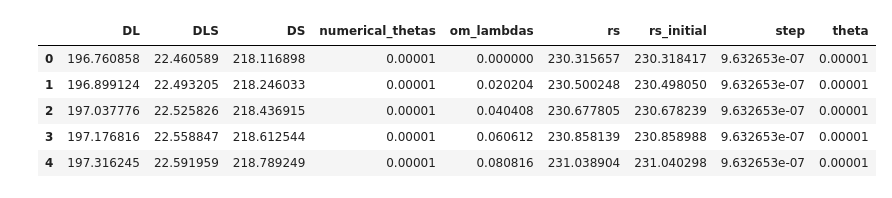
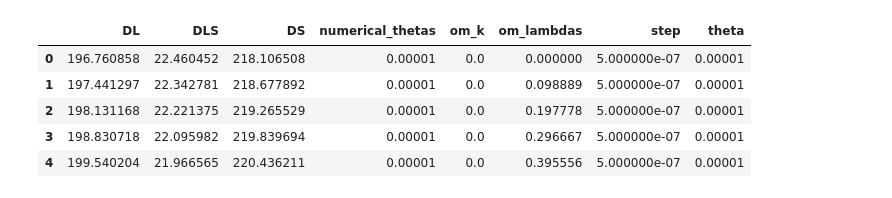
Before and after one commit to lingxz/lightbending, a Jupyter notebook: different_lambdas.ipynb, the cells around one changed output. Saved outputs shown, nothing was run; the diff lists cells and outputs as text; code cells hidden in the pictures.

```diff
--- a/different_lambdas.ipynb
+++ b/different_lambdas.ipynb
@@ -7,16 +7,16 @@ import scipy.integrate as spi
 plt.style.use('seaborn-white')
 %matplotlib inline
 # %%
-filename = 'data/dopri5_diff_lambdas.csv'
+filename = 'data/curved_diff_lambdas.csv'
 df = pd.read_csv(filename)
 df.head()
 # %% [output]
-|  | DL | DLS | DS | numerical_thetas | om_lambdas | rs | rs_initial | step | theta |
-| 0 | 196.760858 | 22.460589 | 218.116898 | 0.00001 | 0.000000 | 230.315657 | 230.318417 | 9.632653e-07 | 0.00001 |
-| 1 | 196.899124 | 22.493205 | 218.246033 | 0.00001 | 0.020204 | 230.500248 | 230.498050 | 9.632653e-07 | 0.00001 |
-| 2 | 197.037776 | 22.525826 | 218.436915 | 0.00001 | 0.040408 | 230.677805 | 230.678239 | 9.632653e-07 | 0.00001 |
-| 3 | 197.176816 | 22.558847 | 218.612544 | 0.00001 | 0.060612 | 230.858139 | 230.858988 | 9.632653e-07 | 0.00001 |
-| 4 | 197.316245 | 22.591959 | 218.789249 | 0.00001 | 0.080816 | 231.038904 | 231.040298 | 9.632653e-07 | 0.00001 |
+|  | DL | DLS | DS | numerical_thetas | om_k | om_lambdas | step | theta |
+| 0 | 196.760858 | 22.460452 | 218.106508 | 0.00001 | 0.0 | 0.000000 | 5.000000e-07 | 0.00001 |
+| 1 | 197.441297 | 22.342781 | 218.677892 | 0.00001 | 0.0 | 0.098889 | 5.000000e-07 | 0.00001 |
+| 2 | 198.131168 | 22.221375 | 219.265529 | 0.00001 | 0.0 | 0.197778 | 5.000000e-07 | 0.00001 |
+| 3 | 198.830718 | 22.095982 | 219.839694 | 0.00001 | 0.0 | 0.296667 | 5.000000e-07 | 0.00001 |
+| 4 | 199.540204 | 21.966565 | 220.436211 | 0.00001 | 0.0 | 0.395556 | 5.000000e-07 | 0.00001 |
 # %%
 # # patch
 # length_scale = 3.086e22
```
Also changed, not shown: parts of 4 cells of this notebook, 5 other files.
